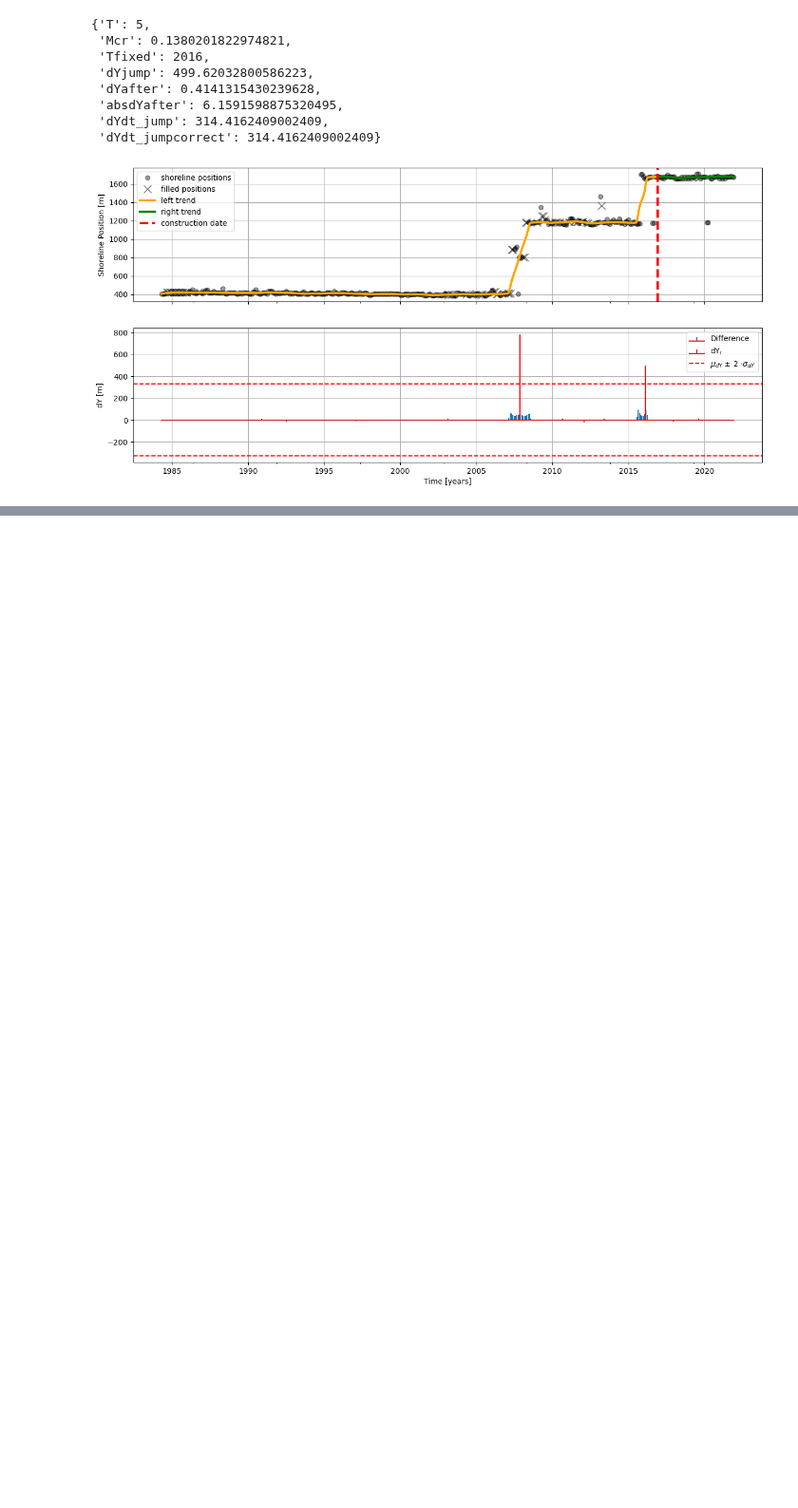
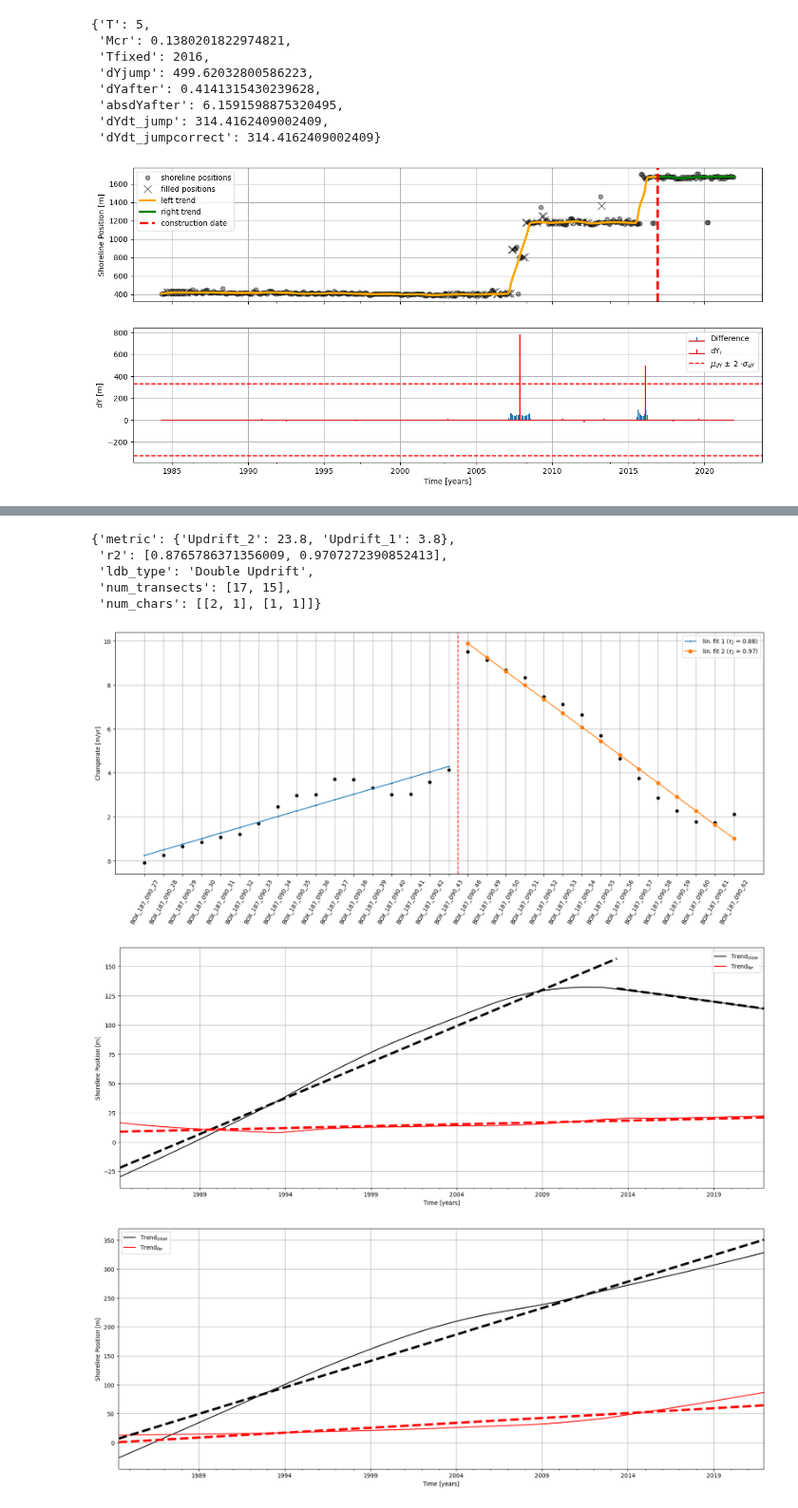
Before and after one commit to openearth/global-coastal-atlas, a Jupyter notebook: workbench/03_driveridentification.ipynb, the cells around one changed output, grey strips where cells are left out. Shown at 95% size. Cells and saved outputs as stored; diff of their text form; code cells hidden in the pictures; blank space fills up the shorter version.

```diff
--- a/workbench/03_driveridentification.ipynb
+++ b/workbench/03_driveridentification.ipynb
@@ -91,2 +87,14 @@ id_class.littoral_driftbarrier(transect= 'BOX_164_160_24', n = 5)
 [figure]
 [figure]
+# %%
+# ijmuiden
+id_class.littoral_driftbarrier(transect= 'BOX_187_090_48', n = 10)
+# %% [output]
+{'metric': {'Updrift_2': 23.8, 'Updrift_1': 3.8},
+ 'r2': [0.8765786371356009, 0.9707272390852413],
+ 'ldb_type': 'Double Updrift',
+ 'num_transects': [17, 15],
+ 'num_chars': [[2, 1], [1, 1]]}
+[figure, added]
+[figure, added]
+[figure, added]
```
Also changed, not shown: parts of 2 cells of this notebook, 2 other files.
